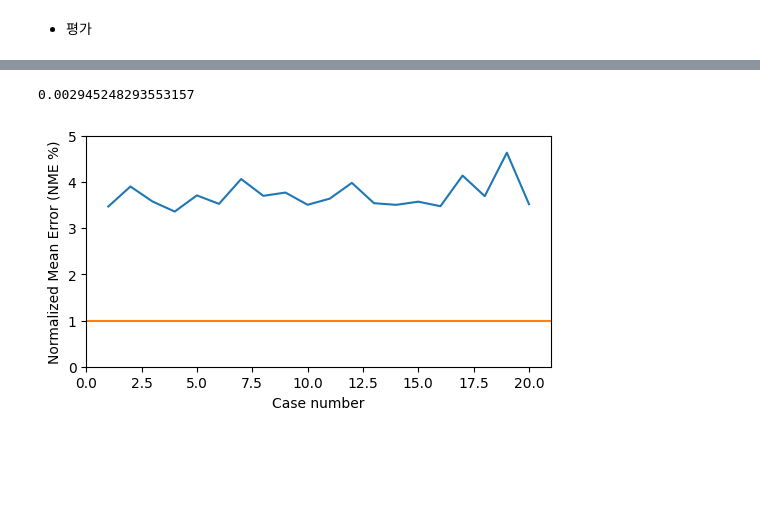
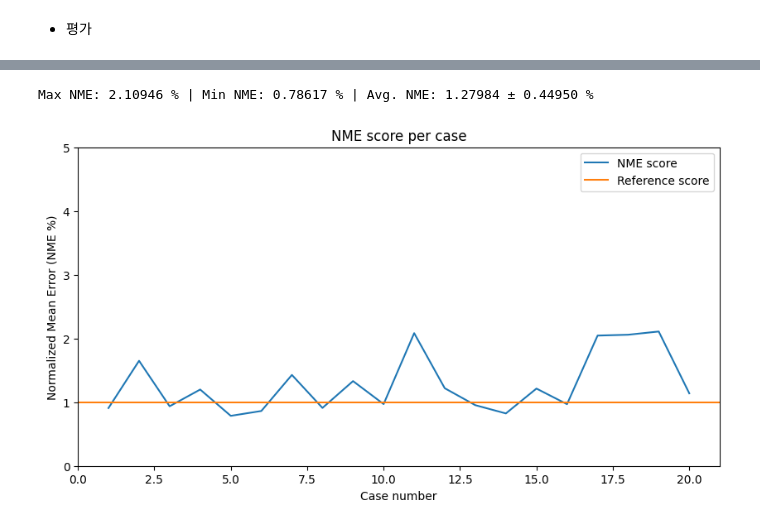
Before and after one commit to ByeonggeonGo/CmaqProject, a Jupyter notebook: experiment/smoke_cmaq_model_small.ipynb, the cells around one changed output, grey strips where cells are left out. Drawn from its saved outputs; the diff is of its cells as text; code cells hidden in the pictures; blank space fills up the shorter version.

Commit message:
check ctp based mean index

```diff
--- a/experiment/smoke_cmaq_model_small.ipynb
+++ b/experiment/smoke_cmaq_model_small.ipynb
@@ -195,5 +174,0 @@ plt.plot([0,80],[0,80])
-# %%
-plt.figure(figsize = [10,35])
-for i in range(len(pred_test)):
-    plt.subplot(7,3,i+1)
-    sns.heatmap(abs(pred_test[i][:,:,0][::-1] - test_output[i][:,:,0][::-1]))
@@ -210,7 +174,0 @@ def NME(y_true, y_pred):
-# %%
-r_sq = []
-
-for i in range(len(test_input)):
-    r_sq.append(r_square(pred_test[i][::-1].reshape(-1), test_output[i][::-1].reshape(-1)))
-
-print(np.mean(r_sq),np.std(r_sq),np.min(r_sq))
@@ -218,0 +305,8 @@ print(np.mean(r_sq),np.std(r_sq),np.min(r_sq))
+# %%
+fig, axes = plt.subplots(4, 5, figsize=(20, 20))
+for i in range(4):
+    for j in range(5):
+        idx = 5*i+j
+        sns.heatmap(np.abs(pred_test[idx][:,:,0][::-1] - masked_test_output[idx][:,:,0][::-1]), ax=axes[i,j])
+        axes[i,j].axis('off')
+plt.show()
@@ -219,22 +352,38 @@ print(np.mean(r_sq),np.std(r_sq),np.min(r_sq))
 # %%
-# In[]
+def NME(y_true, y_pred):
+    return np.sum(abs((y_pred - y_true)/y_true))/len(y_pred)
+
 result = []
 
+pred_value = []
+test_value = []
+for batch in range(20):
+    tmp_p = []
+    tmp_t = []
+    for i in range(17):
+        tmp_p.extend([pred_test[batch, x, y, 0] for x, y in geodata(i)])
+        tmp_t.extend([masked_test_output[batch, x, y, 0] for x, y in geodata(i)])
+    pred_value.append(tmp_p)
+    test_value.append(tmp_t)
+pred_value = np.array(pred_value)
+test_value = np.array(test_value)
+
 for i in range(len(test_input)):
-    result.append(NME(pred_test[i][::-1].reshape(-1), test_output[i][::-1].reshape(-1)))
+    result.append(NME(pred_value[i], test_value[i]))
 
 # In[]
-plt.figure(figsize=(6,3))
-plt.plot(np.arange(1,len(test_input)+1,1), np.array(result) * 100)
+plt.figure(figsize=(10,5))
+plt.title("NME score per case")
+plt.plot(np.arange(1,len(test_input)+1,1), np.array(result) * 100, label='NME score')
 plt.xlim([0,len(test_input)+1])
 plt.ylim([0,5])
-plt.plot([0,len(test_input)+1],[1,1])
+plt.plot([0,len(test_input)+1], [1,1], label='Reference score')
 plt.xlabel('Case number') ; plt.ylabel('Normalized Mean Error (NME %)')
+plt.legend()
 
 # In[]
-np.max(result)
-np.mean(result)
-np.std(result)
+print("Max NME: {max_nme:1.5f} % | Min NME: {min_nme:1.5f} % | Avg. NME: {mean_nme:1.5f} ± {std_nme:1.5f} %".\
+      format(max_nme=np.max(result)*100, min_nme=np.min(result)*100, mean_nme=np.mean(result)*100, std_nme=np.std(result)*100))
 # %% [output]
-0.002945248293553157
+Max NME: 2.10946 % | Min NME: 0.78617 % | Avg. NME: 1.27984 ± 0.44950 %
-[figure, old version]
+[figure, new version]
```
Also changed, not shown: parts of 14 cells of this notebook, 2 other files.
